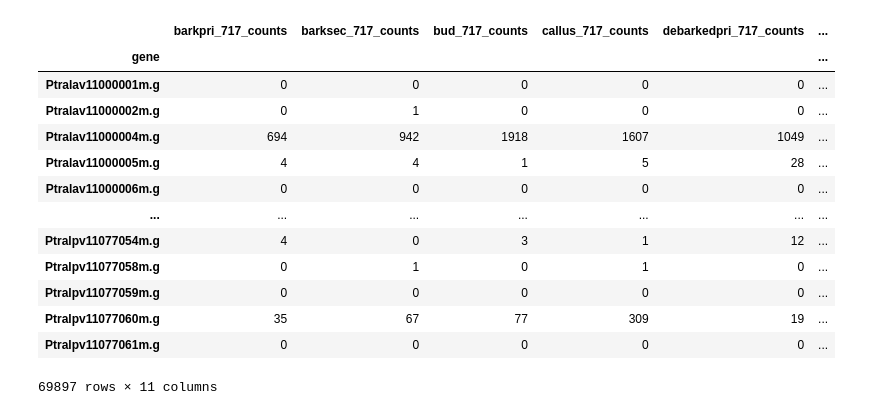
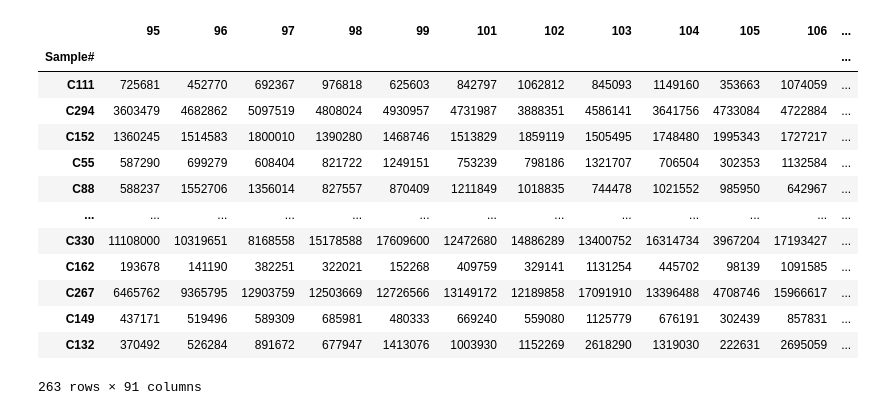
Before and after one commit to ChenHsieh/COLAB_notebooks, a Jupyter notebook: dimension_reduction.ipynb, the cells around one changed output. Saved outputs shown, nothing was run; the diff lists cells and outputs as text; code cells hidden in the pictures.

```diff
--- a/dimension_reduction.ipynb
+++ b/dimension_reduction.ipynb
@@ -3,29 +8,30 @@
 # %%
-# comparing PCA and UMAP
-
+# import stuff
 import numpy as np
 from sklearn.datasets import load_digits
 from sklearn.model_selection import train_test_split
 from sklearn.preprocessing import StandardScaler
 import matplotlib.pyplot as plt
 import seaborn as sns
 import pandas as pd
 %matplotlib inline
-input_table = pd.read_csv("/content/uniq_counts.tsv", sep='\t', index_col=0)
+
+# read in LCMS data
+input_table = pd.read_csv("/content/Yen_LCMS6hr.csv", index_col=0)
+input_table = input_table.fillna(0)
 input_table
-# input_table.set_index("gene")
 # %% [output]
-|  | barkpri_717_counts | barksec_717_counts | bud_717_counts | callus_717_counts | debarkedpri_717_counts | ... |
-| gene |  |  |  |  |  | ... |
-| Ptralav11000001m.g | 0 | 0 | 0 | 0 | 0 | ... |
-| Ptralav11000002m.g | 0 | 1 | 0 | 0 | 0 | ... |
-| Ptralav11000004m.g | 694 | 942 | 1918 | 1607 | 1049 | ... |
-| Ptralav11000005m.g | 4 | 4 | 1 | 5 | 28 | ... |
-| Ptralav11000006m.g | 0 | 0 | 0 | 0 | 0 | ... |
-| ... | ... | ... | ... | ... | ... | ... |
-| Ptralpv11077054m.g | 4 | 0 | 3 | 1 | 12 | ... |
-| Ptralpv11077058m.g | 0 | 1 | 0 | 1 | 0 | ... |
-| Ptralpv11077059m.g | 0 | 0 | 0 | 0 | 0 | ... |
-| Ptralpv11077060m.g | 35 | 67 | 77 | 309 | 19 | ... |
-| Ptralpv11077061m.g | 0 | 0 | 0 | 0 | 0 | ... |
+|  | 95 | 96 | 97 | 98 | 99 | 101 | 102 | 103 | 104 | 105 | 106 | ... |
+| Sample# |  |  |  |  |  |  |  |  |  |  |  | ... |
+| C111 | 725681 | 452770 | 692367 | 976818 | 625603 | 842797 | 1062812 | 845093 | 1149160 | 353663 | 1074059 | ... |
+| C294 | 3603479 | 4682862 | 5097519 | 4808024 | 4930957 | 4731987 | 3888351 | 4586141 | 3641756 | 4733084 | 4722884 | ... |
+| C152 | 1360245 | 1514583 | 1800010 | 1390280 | 1468746 | 1513829 | 1859119 | 1505495 | 1748480 | 1995343 | 1727217 | ... |
+| C55 | 587290 | 699279 | 608404 | 821722 | 1249151 | 753239 | 798186 | 1321707 | 706504 | 302353 | 1132584 | ... |
+| C88 | 588237 | 1552706 | 1356014 | 827557 | 870409 | 1211849 | 1018835 | 744478 | 1021552 | 985950 | 642967 | ... |
+| ... | ... | ... | ... | ... | ... | ... | ... | ... | ... | ... | ... | ... |
+| C330 | 11108000 | 10319651 | 8168558 | 15178588 | 17609600 | 12472680 | 14886289 | 13400752 | 16314734 | 3967204 | 17193427 | ... |
+| C162 | 193678 | 141190 | 382251 | 322021 | 152268 | 409759 | 329141 | 1131254 | 445702 | 98139 | 1091585 | ... |
+| C267 | 6465762 | 9365795 | 12903759 | 12503669 | 12726566 | 13149172 | 12189858 | 17091910 | 13396488 | 4708746 | 15966617 | ... |
+| C149 | 437171 | 519496 | 589309 | 685981 | 480333 | 669240 | 559080 | 1125779 | 676191 | 302439 | 857831 | ... |
+| C132 | 370492 | 526284 | 891672 | 677947 | 1413076 | 1003930 | 1152269 | 2618290 | 1319030 | 222631 | 2695059 | ... |
-69897 rows × 11 columns
+263 rows × 91 columns
```
Also changed, not shown: parts of 12 cells of this notebook.
